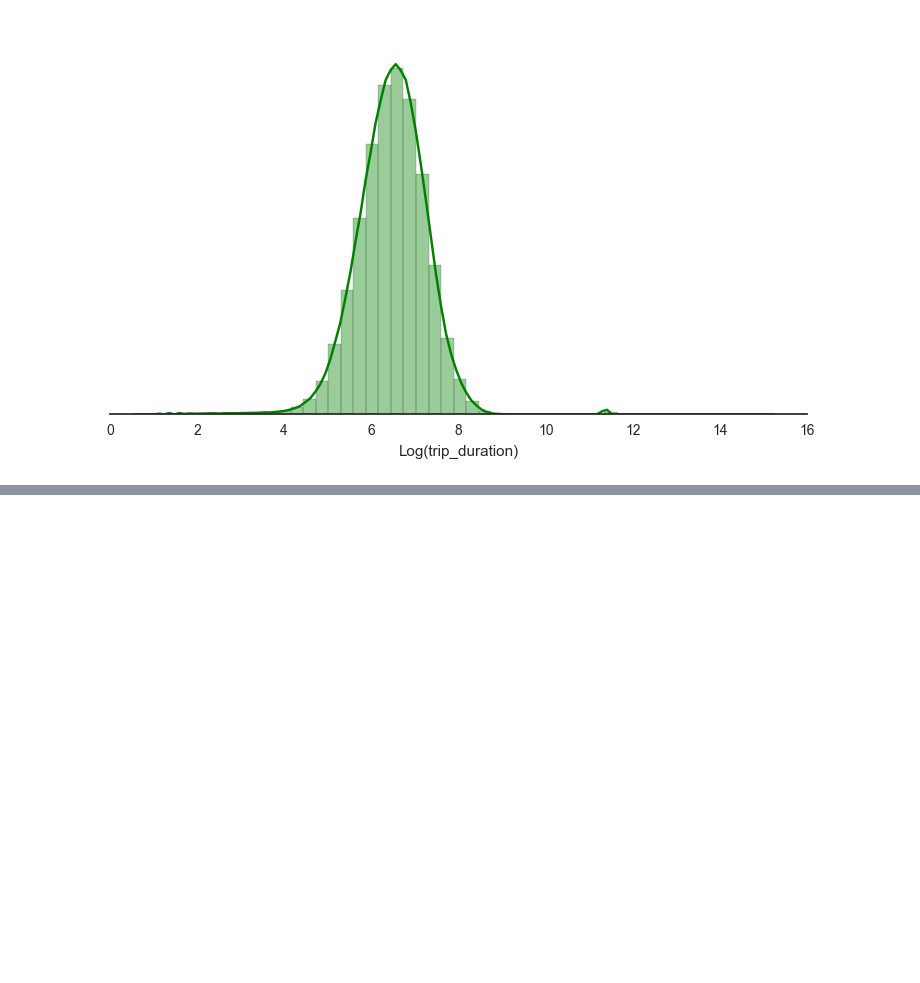
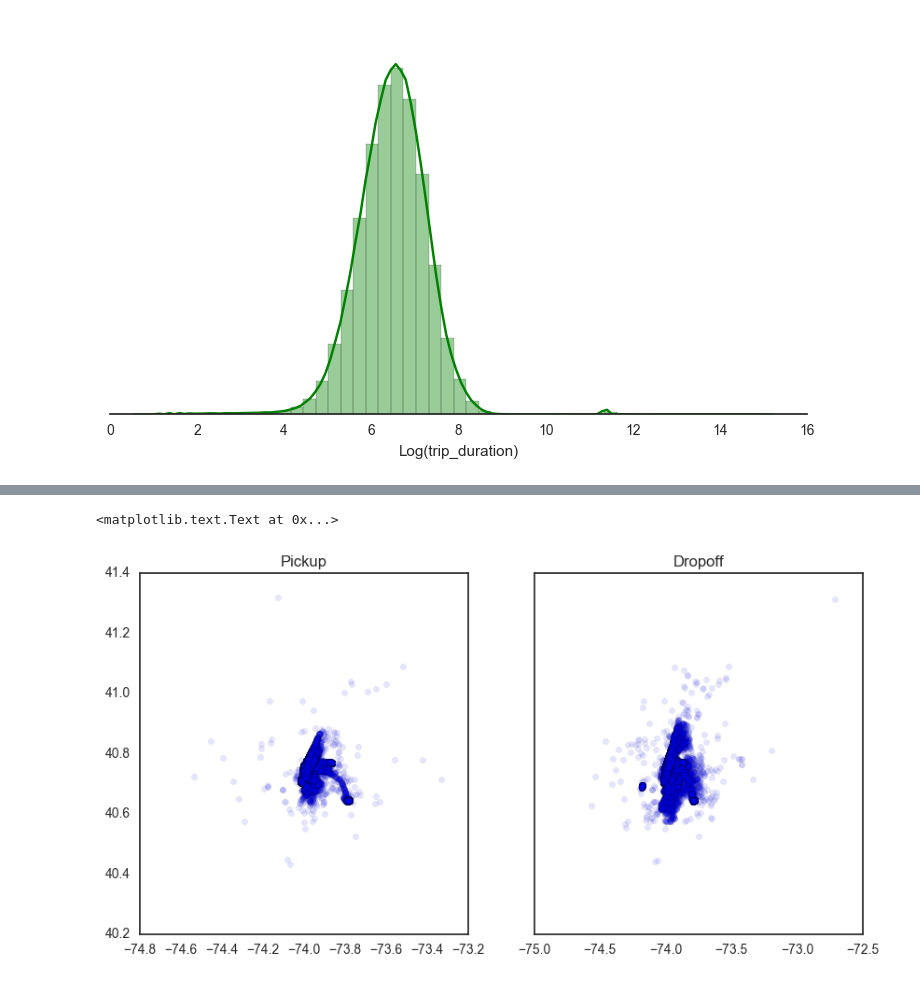
Before and after one commit to gadren/gadre_ninad_spring2018_BDSIA, a Jupyter notebook: Final_project/Scripts/Data Cleaning.ipynb, the cells around one changed output, grey strips where cells are left out. Drawn from its saved outputs; the diff is of its cells as text; code cells hidden in the pictures; blank space fills up the shorter version.

```diff
--- a/Final_project/Scripts/Data Cleaning.ipynb
+++ b/Final_project/Scripts/Data Cleaning.ipynb
@@ -286,0 +303,12 @@ plt.show()
+# %%
+n=100000
+f, (ax1,ax2) = plt.subplots(1, 2, sharey=True, figsize=(10,5))
+
+ax1.scatter(df_train.pickup_longitude[:n], df_train.pickup_latitude[:n], alpha = 0.1)
+ax1.set_title('Pickup')
+
+ax2.scatter(df_train.dropoff_longitude[:n], df_train.dropoff_latitude[:n], alpha = 0.1)
+ax2.set_title('Dropoff')
+# %% [output]
+<matplotlib.text.Text at 0x...>
+[figure, added]
```
Also changed, not shown: parts of 11 cells of this notebook.
